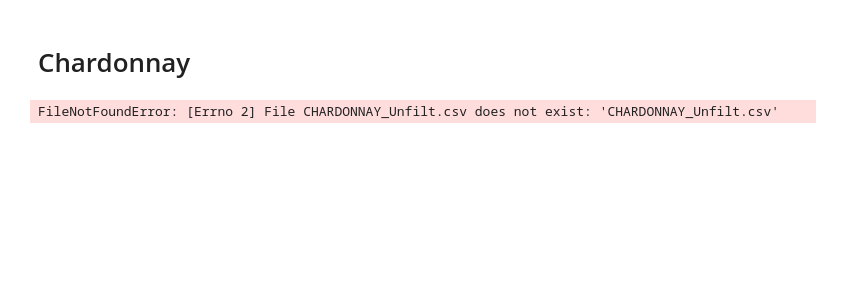
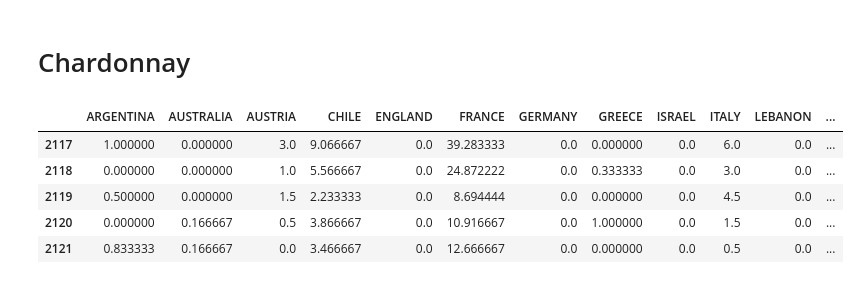
Before and after one commit to JocelynF/WineRegions, a Jupyter notebook: CreatePlots.ipynb, the cells around one changed output. Saved outputs shown, nothing was run; the diff lists cells and outputs as text; code cells hidden in the pictures; blank space fills up the shorter version.

```diff
--- a/CreatePlots.ipynb
+++ b/CreatePlots.ipynb
@@ -50,6 +56,16 @@ rawviews_filt = rawviews_filt.rename(columns = {'Unnamed: 0':'DATE'})
 # %% [markdown]
 # Chardonnay
-# %%
- chard = pd.read_csv('CHARDONNAY_Unfilt.csv', parse_dates = [0])
-# %% [output]
-FileNotFoundError: [Errno 2] File CHARDONNAY_Unfilt.csv does not exist: 'CHARDONNAY_Unfilt.csv'
+# %%
+cols = {'0':'ARGENTINA', '1':'AUSTRALIA', '2':'AUSTRIA', '3':'CHILE', '4':'ENGLAND', '5':'FRANCE', '6':'GERMANY', '7':'GREECE',
+        '8':'ISRAEL', '9':'ITALY', '10':'LEBANON', '11':'MEXICO', '12': 'NEW ZEALAND', '13':'PORTUGAL', '14':'SOUTH AFRICA',
+        '15':'SPAIN', '16':'UNITED STATES'}
+chard = pd.read_csv('CHARDONNAY_Unfilt.csv', parse_dates = ['DATE'], index_col = 0)
+chard.rename(columns = cols, inplace = True)
+chard.tail()
+# %% [output]
+|  | ARGENTINA | AUSTRALIA | AUSTRIA | CHILE | ENGLAND | FRANCE | GERMANY | GREECE | ISRAEL | ITALY | LEBANON | ... |
+| 2117 | 1.000000 | 0.000000 | 3.0 | 9.066667 | 0.0 | 39.283333 | 0.0 | 0.000000 | 0.0 | 6.0 | 0.0 | ... |
+| 2118 | 0.000000 | 0.000000 | 1.0 | 5.566667 | 0.0 | 24.872222 | 0.0 | 0.333333 | 0.0 | 3.0 | 0.0 | ... |
+| 2119 | 0.500000 | 0.000000 | 1.5 | 2.233333 | 0.0 | 8.694444 | 0.0 | 0.000000 | 0.0 | 4.5 | 0.0 | ... |
+| 2120 | 0.000000 | 0.166667 | 0.5 | 3.866667 | 0.0 | 10.916667 | 0.0 | 1.000000 | 0.0 | 1.5 | 0.0 | ... |
+| 2121 | 0.833333 | 0.166667 | 0.0 | 3.466667 | 0.0 | 12.666667 | 0.0 | 0.000000 | 0.0 | 0.5 | 0.0 | ... |
```
Also changed, not shown: parts of 12 cells of this notebook, 2 other files.
